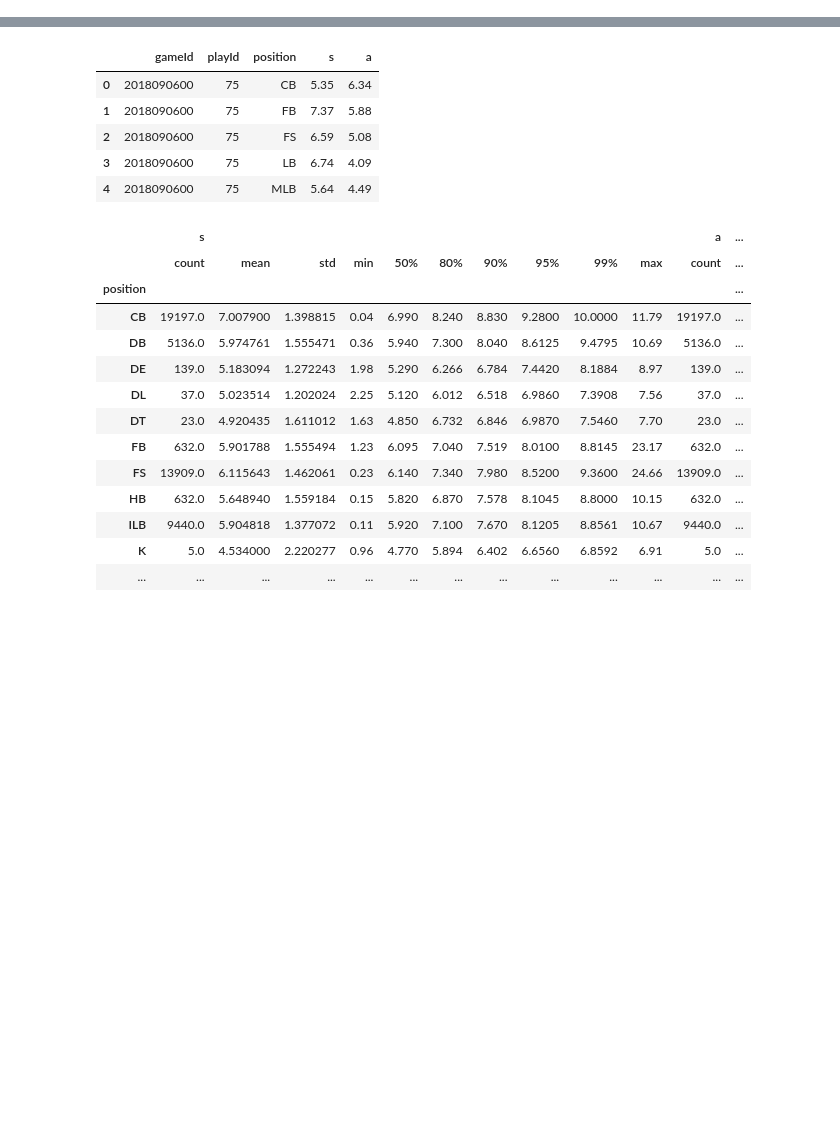
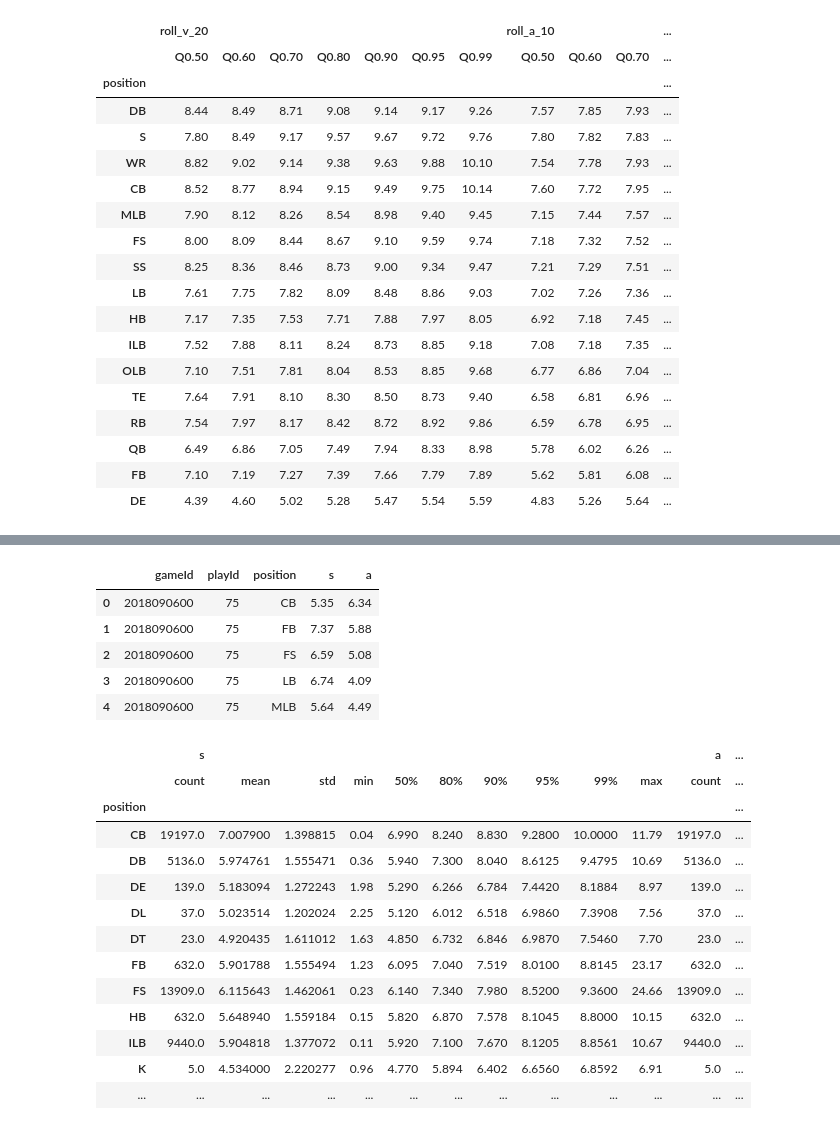
Before and after one commit to uditrana/BigDataBowl, a Jupyter notebook: analysis/movement_stats.ipynb, the cells around one changed output, grey strips where cells are left out. Cells and saved outputs as stored; diff of their text form; code cells hidden in the pictures; blank space fills up the shorter version.

```diff
--- a/analysis/movement_stats.ipynb
+++ b/analysis/movement_stats.ipynb
@@ -28,3 +100,6 @@ df['position_category'] = df.position.map(mapping)
 # %%
-df['roll_v_20'] = df.groupby(['gameId', 'playId', 'nflId'])['v_mag'].transform(lambda x: x.rolling(20).mean())
-df['roll_a_10'] = df.groupby(['gameId', 'playId', 'nflId'])['a_mag'].transform(lambda x: x.rolling(10).mean())
+start = time.time()
+df['roll_v_20'] = df.groupby(['gameId', 'playId', 'nflId'])['v_mag'].transform(lambda x: x.rolling(20).apply(np.mean))
+df['roll_a_10'] = df.groupby(['gameId', 'playId', 'nflId'])['a_mag'].transform(lambda x: x.rolling(10).apply(np.mean))
+print(time.time() - start)
+df.tail()
@@ -32,0 +134,3 @@ motion = df[['nflId', 'displayName','position', 'position_category', 'roll_v_20'
+# %%
+play_maxes = df.groupby(['gameId', 'playId', 'nflId', 'displayName', 'position', 'position_category'], as_index=False)['roll_v_20'].max()[['nflId', 'displayName','position', 'position_category', 'roll_v_20']]
+play_maxes.tail()
@@ -33,5 +144,5 @@ motion = df[['nflId', 'displayName','position', 'position_category', 'roll_v_20'
 # %%
-maxes = motion.groupby(['nflId', 'displayName', 'position', 'position_category'],  as_index=False).max().dropna().set_index(['nflId'])
+player_maxes = play_maxes.groupby(['nflId', 'displayName', 'position', 'position_category'],  as_index=False).max().dropna().set_index(['nflId'])
 # %%
 def rename(newname):
     def decorator(f):
@@ -45,5 +156,8 @@ def q_at(y):
         return x.quantile(y)
     return q
 
-stats_cat = maxes[['displayName', 'position', 'position_category', 'roll_v_20', 'roll_a_10']].groupby('position_category').agg([q_at(.5), q_at(.6), q_at(.7), q_at(.8), q_at(.9), q_at(.95), q_at(.99)]).round(2)
-stats_pos = maxes[['displayName', 'position', 'position_category', 'roll_v_20', 'roll_a_10']].groupby('position').agg([q_at(.5), q_at(.6), q_at(.7), q_at(.8), q_at(.9), q_at(.95), q_at(.99)]).round(2)
+stats_cat = player_maxes[['displayName', 'position', 'position_category', 'roll_v_20']].groupby('position_category').agg([q_at(.5), q_at(.6), q_at(.7), q_at(.8), q_at(.9), q_at(.95), q_at(.99)]).round(2)
+stats_cat['player_count'] = player_maxes.groupby('position_category')['displayName'].count()
+
+stats_pos = player_maxes[['displayName', 'position', 'position_category', 'roll_v_20']].groupby('position').agg([q_at(.5), q_at(.6), q_at(.7), q_at(.8), q_at(.9), q_at(.95), q_at(.99)]).round(2)
+stats_pos['player_count'] = player_maxes.groupby('position')['displayName'].count()
@@ -49,0 +179,22 @@ stats_pos = maxes[['displayName', 'position', 'position_category', 'roll_v_20',
+# %%
+stats_pos.sort_values(by=('roll_a_10', 'Q0.60'), ascending=False).style.background_gradient(cmap='viridis').format("{:4.2f}")
+# %% [output]
+|  | roll_v_20 |  |  |  |  |  |  | roll_a_10 |  |  | ... |
+|  | Q0.50 | Q0.60 | Q0.70 | Q0.80 | Q0.90 | Q0.95 | Q0.99 | Q0.50 | Q0.60 | Q0.70 | ... |
+| position |  |  |  |  |  |  |  |  |  |  | ... |
+| DB | 8.44 | 8.49 | 8.71 | 9.08 | 9.14 | 9.17 | 9.26 | 7.57 | 7.85 | 7.93 | ... |
+| S | 7.80 | 8.49 | 9.17 | 9.57 | 9.67 | 9.72 | 9.76 | 7.80 | 7.82 | 7.83 | ... |
+| WR | 8.82 | 9.02 | 9.14 | 9.38 | 9.63 | 9.88 | 10.10 | 7.54 | 7.78 | 7.93 | ... |
+| CB | 8.52 | 8.77 | 8.94 | 9.15 | 9.49 | 9.75 | 10.14 | 7.60 | 7.72 | 7.95 | ... |
+| MLB | 7.90 | 8.12 | 8.26 | 8.54 | 8.98 | 9.40 | 9.45 | 7.15 | 7.44 | 7.57 | ... |
+| FS | 8.00 | 8.09 | 8.44 | 8.67 | 9.10 | 9.59 | 9.74 | 7.18 | 7.32 | 7.52 | ... |
+| SS | 8.25 | 8.36 | 8.46 | 8.73 | 9.00 | 9.34 | 9.47 | 7.21 | 7.29 | 7.51 | ... |
+| LB | 7.61 | 7.75 | 7.82 | 8.09 | 8.48 | 8.86 | 9.03 | 7.02 | 7.26 | 7.36 | ... |
+| HB | 7.17 | 7.35 | 7.53 | 7.71 | 7.88 | 7.97 | 8.05 | 6.92 | 7.18 | 7.45 | ... |
+| ILB | 7.52 | 7.88 | 8.11 | 8.24 | 8.73 | 8.85 | 9.18 | 7.08 | 7.18 | 7.35 | ... |
+| OLB | 7.10 | 7.51 | 7.81 | 8.04 | 8.53 | 8.85 | 9.68 | 6.77 | 6.86 | 7.04 | ... |
+| TE | 7.64 | 7.91 | 8.10 | 8.30 | 8.50 | 8.73 | 9.40 | 6.58 | 6.81 | 6.96 | ... |
+| RB | 7.54 | 7.97 | 8.17 | 8.42 | 8.72 | 8.92 | 9.86 | 6.59 | 6.78 | 6.95 | ... |
+| QB | 6.49 | 6.86 | 7.05 | 7.49 | 7.94 | 8.33 | 8.98 | 5.78 | 6.02 | 6.26 | ... |
+| FB | 7.10 | 7.19 | 7.27 | 7.39 | 7.66 | 7.79 | 7.89 | 5.62 | 5.81 | 6.08 | ... |
+| DE | 4.39 | 4.60 | 5.02 | 5.28 | 5.47 | 5.54 | 5.59 | 4.83 | 5.26 | 5.64 | ... |
```
Also changed, not shown: parts of 26 cells of this notebook, 3 other files.
